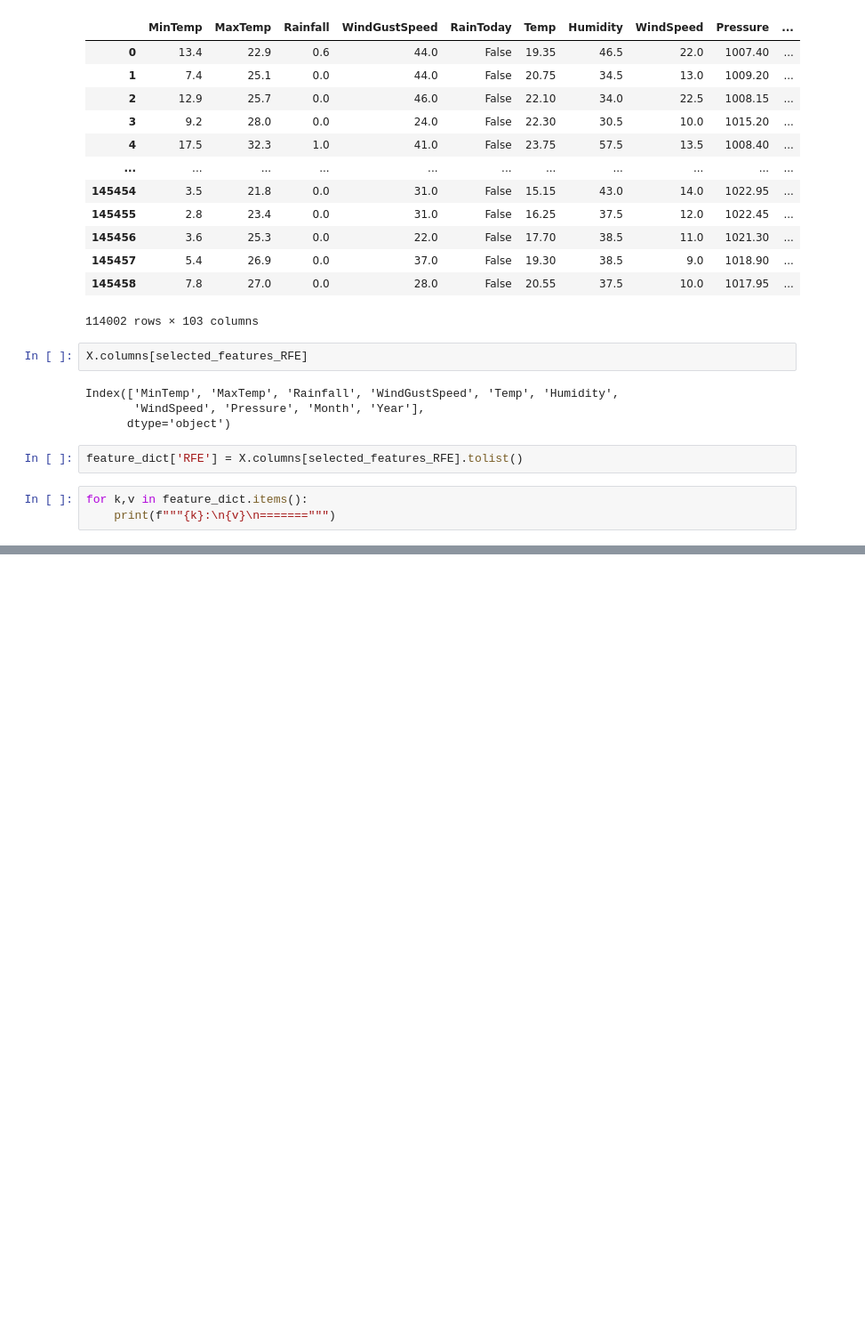
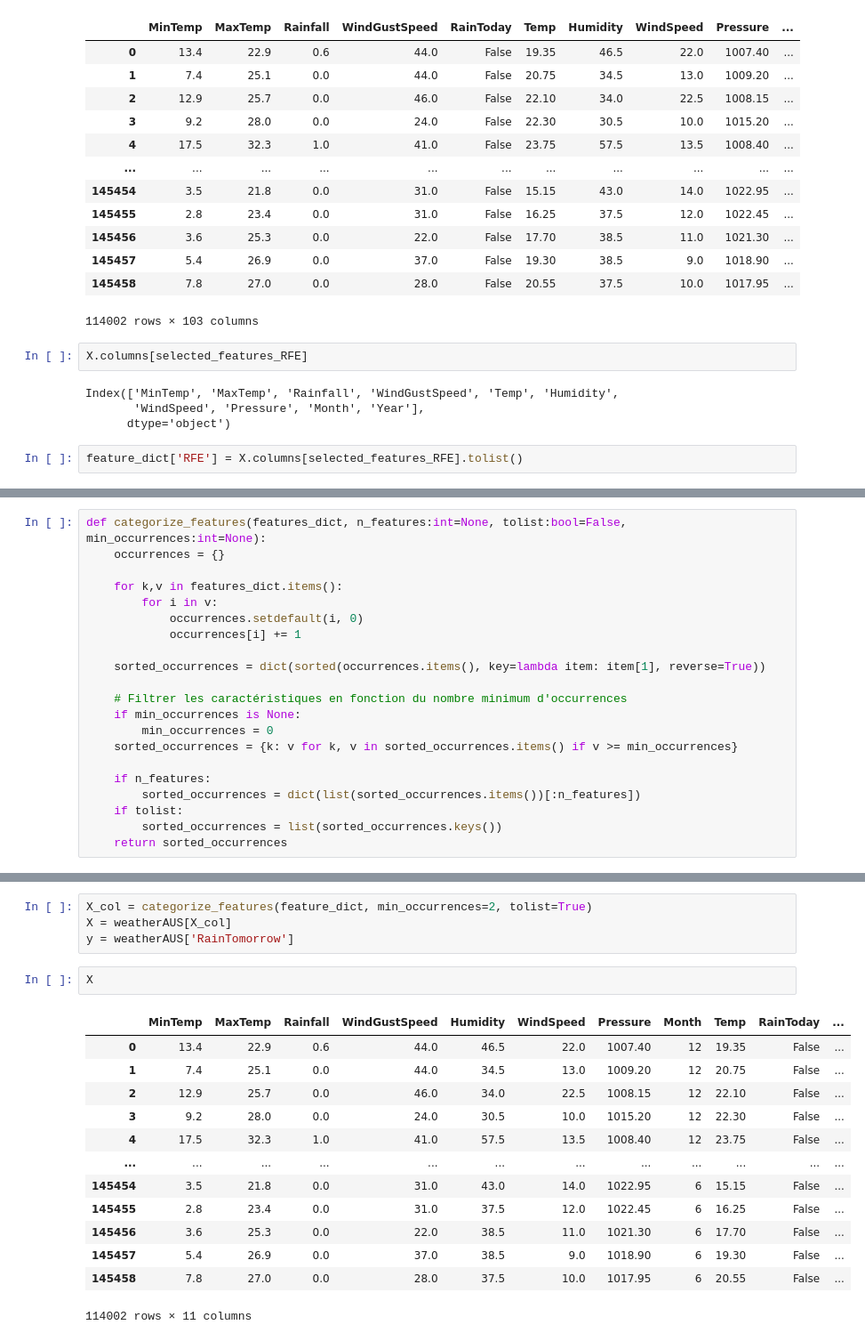
Before and after one commit to ValentinLibouton/weather_prediction, a Jupyter notebook: 01_eda_features_selection.ipynb, the cells around one changed output, grey strips where cells are left out. Shown at 89% size. Saved outputs shown, nothing was run; the diff lists cells and outputs as text; blank space fills up the shorter version.

```diff
--- a/weather_mean_9am_3pm.ipynb
+++ b/01_eda_features_selection.ipynb
@@ -395,6 +367,3 @@ Index(['MinTemp', 'MaxTemp', 'Rainfall', 'WindGustSpeed', 'Temp', 'Humidity',
       dtype='object')
 # %%
 feature_dict['RFE'] = X.columns[selected_features_RFE].tolist()
-# %%
-for k,v in feature_dict.items():
-    print(f"""{k}:\n{v}\n=======""")
@@ -467,0 +370,21 @@ columns_by_count
+# %%
+def categorize_features(features_dict, n_features:int=None, tolist:bool=False, min_occurrences:int=None):
+    occurrences = {}
+
+    for k,v in features_dict.items():
+        for i in v:
+            occurrences.setdefault(i, 0)
+            occurrences[i] += 1
+
+    sorted_occurrences = dict(sorted(occurrences.items(), key=lambda item: item[1], reverse=True))
+
+    # Filtrer les caractéristiques en fonction du nombre minimum d'occurrences
+    if min_occurrences is None:
+        min_occurrences = 0
+    sorted_occurrences = {k: v for k, v in sorted_occurrences.items() if v >= min_occurrences}
+
+    if n_features:
+        sorted_occurrences = dict(list(sorted_occurrences.items())[:n_features])
+    if tolist:
+        sorted_occurrences = list(sorted_occurrences.keys())
+    return sorted_occurrences
@@ -467,0 +405,20 @@ columns_by_count
+# %%
+X_col = categorize_features(feature_dict, min_occurrences=2, tolist=True)
+X = weatherAUS[X_col]
+y = weatherAUS['RainTomorrow']
+# %%
+X
+# %% [output]
+|  | MinTemp | MaxTemp | Rainfall | WindGustSpeed | Humidity | WindSpeed | Pressure | Month | Temp | RainToday | ... |
+| 0 | 13.4 | 22.9 | 0.6 | 44.0 | 46.5 | 22.0 | 1007.40 | 12 | 19.35 | False | ... |
+| 1 | 7.4 | 25.1 | 0.0 | 44.0 | 34.5 | 13.0 | 1009.20 | 12 | 20.75 | False | ... |
+| 2 | 12.9 | 25.7 | 0.0 | 46.0 | 34.0 | 22.5 | 1008.15 | 12 | 22.10 | False | ... |
+| 3 | 9.2 | 28.0 | 0.0 | 24.0 | 30.5 | 10.0 | 1015.20 | 12 | 22.30 | False | ... |
+| 4 | 17.5 | 32.3 | 1.0 | 41.0 | 57.5 | 13.5 | 1008.40 | 12 | 23.75 | False | ... |
+| ... | ... | ... | ... | ... | ... | ... | ... | ... | ... | ... | ... |
+| 145454 | 3.5 | 21.8 | 0.0 | 31.0 | 43.0 | 14.0 | 1022.95 | 6 | 15.15 | False | ... |
+| 145455 | 2.8 | 23.4 | 0.0 | 31.0 | 37.5 | 12.0 | 1022.45 | 6 | 16.25 | False | ... |
+| 145456 | 3.6 | 25.3 | 0.0 | 22.0 | 38.5 | 11.0 | 1021.30 | 6 | 17.70 | False | ... |
+| 145457 | 5.4 | 26.9 | 0.0 | 37.0 | 38.5 | 9.0 | 1018.90 | 6 | 19.30 | False | ... |
+| 145458 | 7.8 | 27.0 | 0.0 | 28.0 | 37.5 | 10.0 | 1017.95 | 6 | 20.55 | False | ... |
+114002 rows × 11 columns
```
Also changed, not shown: parts of 8 cells of this notebook, 1 other file.
